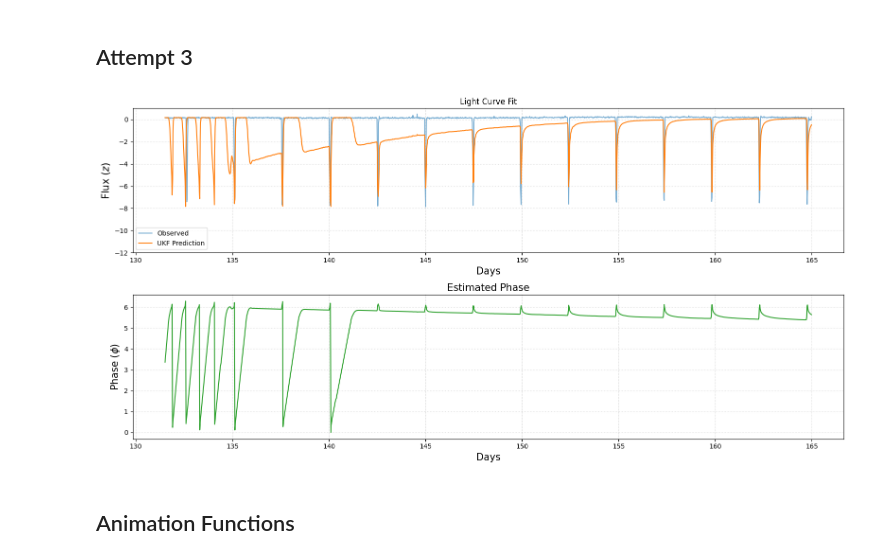
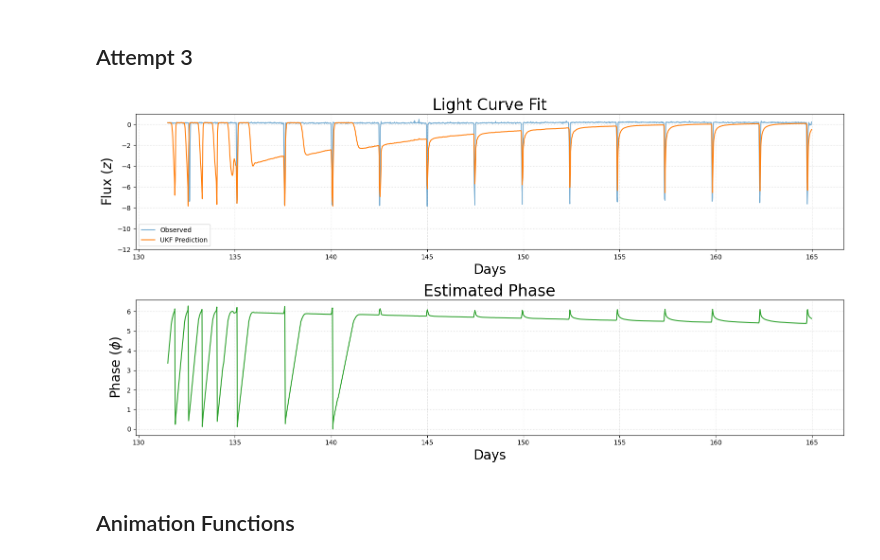
Before and after one commit to Jaredwinn77/ACME_VOL3_PLANET_FINDER, a Jupyter notebook: UnscentedKalman.ipynb, the cells around one changed output. Cells and saved outputs as stored; diff of their text form; code cells hidden in the pictures.

Commit message:
updated plotting code in unscented

```diff
--- a/UnscentedKalman.ipynb
+++ b/UnscentedKalman.ipynb
@@ -497,31 +497,29 @@ z_pred = np.array([model.hx(x) for x in xs])
 # %%
 #Plotting
 fig, axes = plt.subplots(2, 1, figsize=(16, 8))
 axes = axes.ravel()
 axes[0].plot(t, z_norm, label="Observed", alpha=0.6)
 axes[0].plot(t, z_pred, label="UKF Prediction")
 axes[0].set_ylim(-12, 1)
 axes[0].set(xlabel='Days', ylabel='Flux ($z$)')
-axes[0].xaxis.label.set_fontsize(15)
-axes[0].yaxis.label.set_fontsize(15)
-axes[0].title.set_fontsize(15)
+axes[0].xaxis.label.set_fontsize(20)
+axes[0].yaxis.label.set_fontsize(20)
 axes[0].legend()
-axes[0].set_title("Light Curve Fit")
+axes[0].set_title("Light Curve Fit", fontsize=24)
 axes[0].grid(True, linestyle=':', alpha=0.6)
 
 phi_est = xs[:, 0]
 axes[1].plot(t, phi_est % (2 * np.pi), color='tab:green')
-axes[1].set_title("Estimated Phase")
+axes[1].set_title("Estimated Phase", fontsize=24)
 axes[1].set(xlabel='Days', ylabel='Phase ($\\phi$)')
-axes[1].xaxis.label.set_fontsize(15)
-axes[1].yaxis.label.set_fontsize(15)
-axes[1].title.set_fontsize(15)
+axes[1].xaxis.label.set_fontsize(20)
+axes[1].yaxis.label.set_fontsize(20)
 axes[1].grid(True, linestyle=':', alpha=0.6)
 plt.tight_layout()
 plt.savefig("unscented_results.png")
 plt.show()
 # %% [output]
-[figure, old version]
+[figure, new version]
 # %% [markdown]
 ## Animation Functions
 # %%
```
Also changed, not shown: 1 other file.
